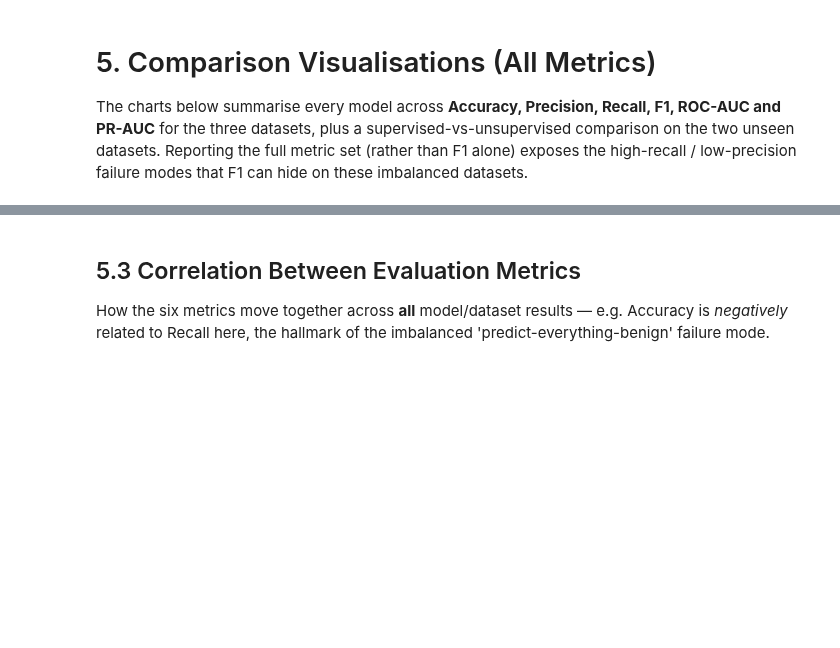
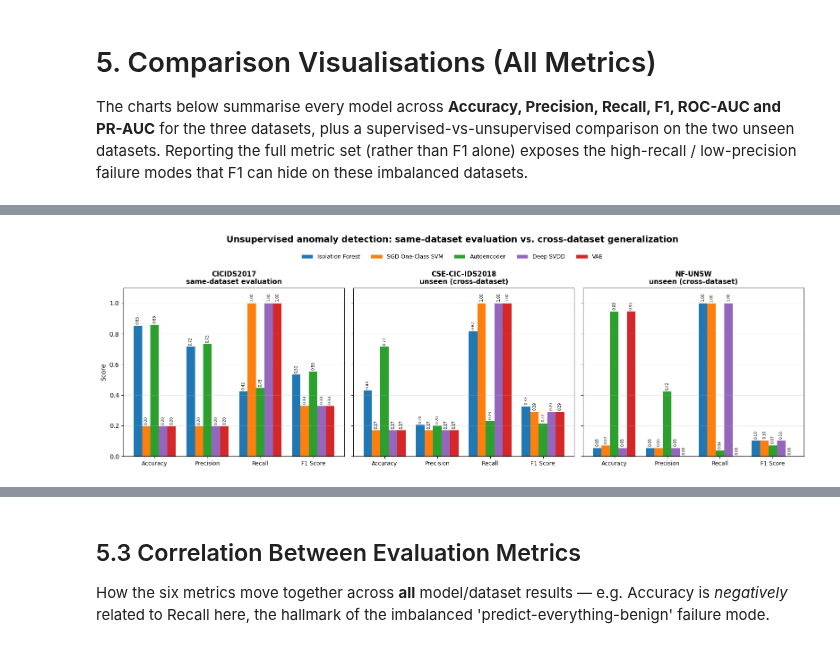
Before and after one commit to SahilRathi-AI/cross-dataset-generalisation, a Jupyter notebook: Thesis_Full_Notebook.ipynb, the cells around one changed output, grey strips where cells are left out. Cells and saved outputs as stored; diff of their text form; code cells hidden in the pictures; blank space fills up the shorter version.

```diff
--- a/Thesis_Full_Notebook.ipynb
+++ b/Thesis_Full_Notebook.ipynb
@@ -5892,0 +5899,46 @@ grouped_metric_chart(sup_df, "Supervised Baselines - Cross-Dataset Performance (
+# %%
+import numpy as np, pandas as pd, matplotlib.pyplot as plt
+
+def panel_chart(data, models, colors, suptitle, subtitles):
+    metrics = ["Accuracy","Precision","Recall","F1 Score"]
+    datasets = list(data.keys())
+    fig, axes = plt.subplots(1, 3, figsize=(16, 5), sharey=True)
+    x = np.arange(len(metrics)); w = 0.8/len(models)
+    for ax, ds in zip(axes, datasets):
+        for mi, m in enumerate(models):
+            vals = data[ds][m]
+            bars = ax.bar(x + mi*w - 0.4 + w/2, vals, w, color=colors[mi])
+            for b, v in zip(bars, vals):
+                ax.text(b.get_x()+b.get_width()/2, v+0.01, f"{v:.2f}",
+                        ha="center", va="bottom", fontsize=6, rotation=90)
+        ax.set_title(f"{ds}\n{subtitles[ds]}", fontsize=11, fontweight="bold")
+        ax.set_xticks(x); ax.set_xticklabels(metrics, fontsize=9)
+        ax.set_ylim(0, 1.10); ax.grid(axis="y", alpha=0.3)
+    axes[0].set_ylabel("Score")
+    fig.legend(models, loc="upper center", ncol=len(models), fontsize=9,
+               bbox_to_anchor=(0.5, 1.00), frameon=False)
+    fig.suptitle(suptitle, fontsize=14, fontweight="bold", y=1.06)
+    plt.tight_layout(); plt.show()
+
+unsup_models = ["Isolation Forest","SGD One-Class SVM","Autoencoder","Deep SVDD","VAE"]
+unsup_colors = ["#1f77b4","#ff7f0e","#2ca02c","#9467bd","#d62728"]
+# [Accuracy, Precision, Recall, F1]
+unsup = {
+ "CICIDS2017": {
+   "Isolation Forest":[0.8534,0.7156,0.4244,0.5328], "SGD One-Class SVM":[0.1970,0.1970,1.0000,0.3292],
+   "Autoencoder":[0.8588,0.7325,0.4462,0.5546], "Deep SVDD":[0.1970,0.1970,1.0000,0.3292],
+   "VAE":[0.1970,0.1970,1.0000,0.3292]},
+ "CSE-CIC-IDS2018": {
+   "Isolation Forest":[0.4306,0.2046,0.8182,0.3273], "SGD One-Class SVM":[0.1693,0.1693,1.0000,0.2896],
+   "Autoencoder":[0.7141,0.2011,0.2317,0.2153], "Deep SVDD":[0.1693,0.1693,1.0000,0.2896],
+   "VAE":[0.1693,0.1693,1.0000,0.2896]},
+ "NF-UNSW": {
+   "Isolation Forest":[0.0540,0.0540,1.0000,0.1024], "SGD One-Class SVM":[0.0697,0.0546,0.9954,0.1036],
+   "Autoencoder":[0.9452,0.4215,0.0390,0.0715], "Deep SVDD":[0.0540,0.0540,1.0000,0.1024],
+   "VAE":[0.9460,0.0000,0.0000,0.0000]},
+}
+subs = {"CICIDS2017":"same-dataset evaluation","CSE-CIC-IDS2018":"unseen (cross-dataset)","NF-UNSW":"unseen (cross-dataset)"}
+panel_chart(unsup, unsup_models, unsup_colors,
+            "Unsupervised anomaly detection: same-dataset evaluation vs. cross-dataset generalization", subs)
+# %% [output]
+[figure, added]
```
Also changed, not shown: parts of 13 cells of this notebook.
